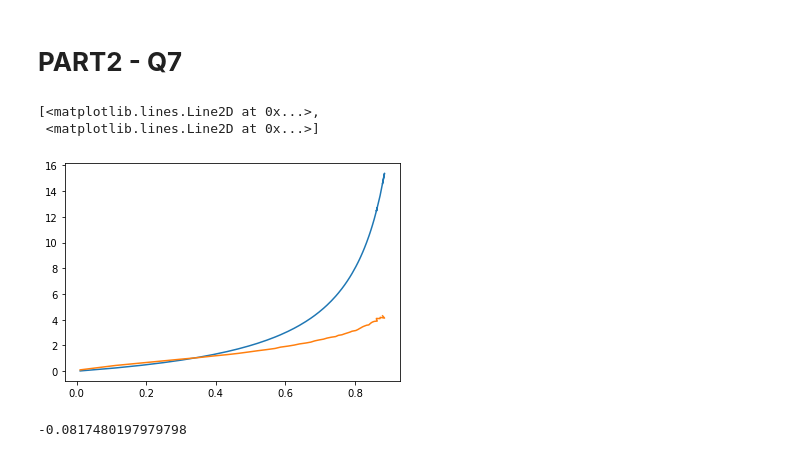
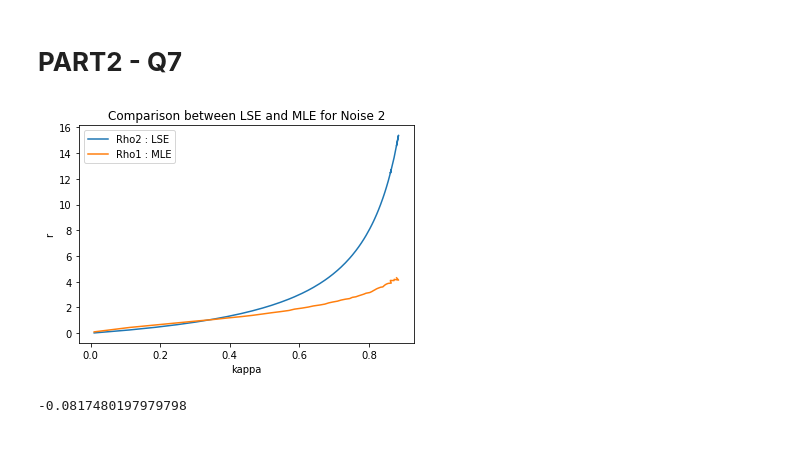
Before and after one commit to audreygossard/HISTAT, a Jupyter notebook: HISTAT_project_4.ipynb, the cells around one changed output. Cells and saved outputs as stored; diff of their text form; code cells hidden in the pictures.

```diff
--- a/HISTAT_project_4.ipynb
+++ b/HISTAT_project_4.ipynb
@@ -371,12 +371,15 @@ for ax in axs.flat:
 [figure]
 # %% [markdown]
 # **PART2 - Q7**
-# %%
-plt.plot(kappa_values, r_values_noise2_rho2, kappa_values, r_values_noise2_rho1)
-# %% [output]
-[<matplotlib.lines.Line2D at 0x...>,
- <matplotlib.lines.Line2D at 0x...>]
-[figure, removed]
+# %%
+fig, ax = plt.subplots()
+ax.set_title('Comparison between LSE and MLE for Noise 2')
+ax.plot(kappa_values, r_values_noise2_rho2, label='Rho2 : LSE')
+ax.plot(kappa_values, r_values_noise2_rho1, label='Rho1 : MLE')
+ax.set(xlabel='kappa', ylabel='r')
+leg = ax.legend();
+# %% [output]
+[figure, added]
 # %%
 list = LSE_laplacien_values- r_values_noise2_rho1
 a = list[0]
```
